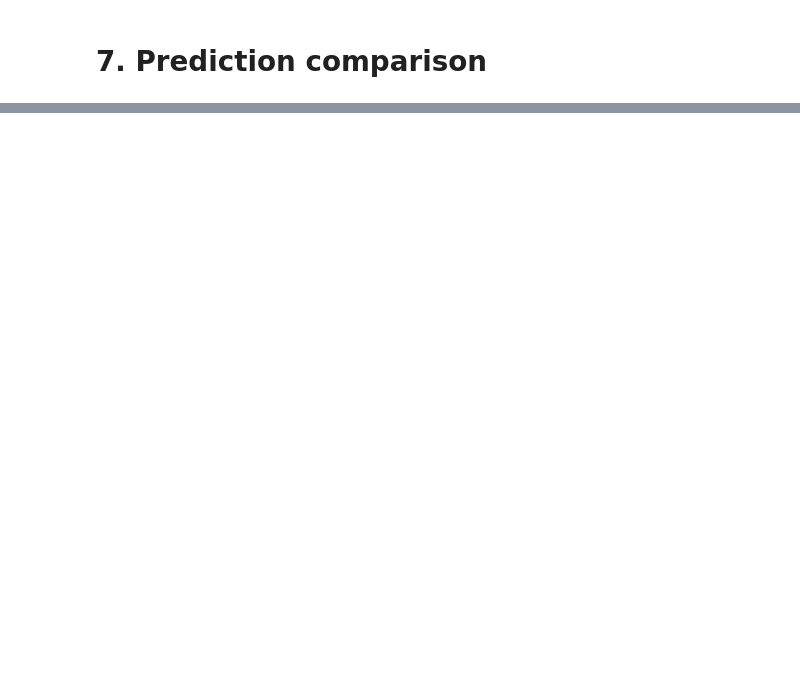
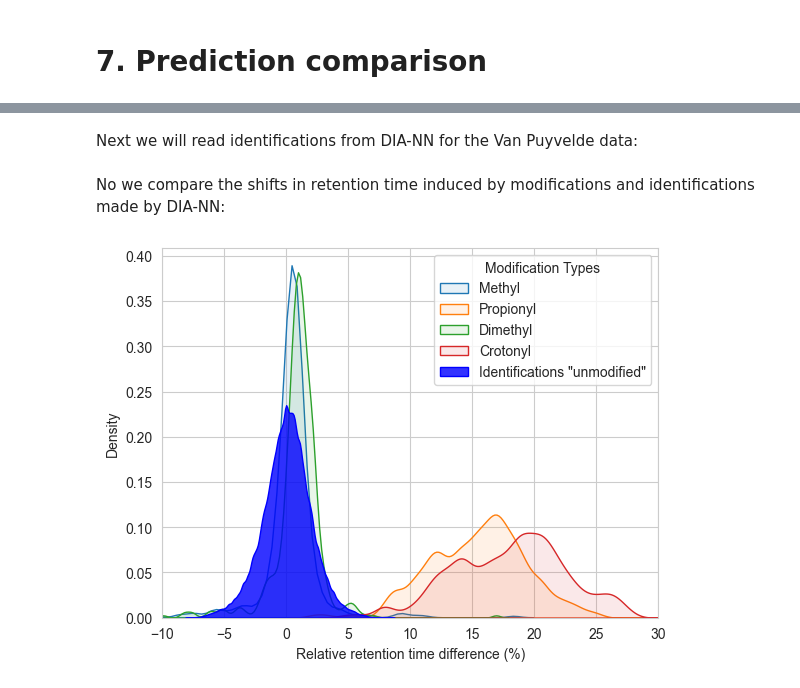
Before and after one commit to CompOmics/EUPA_2025_DIA, a Jupyter notebook: workshop/Workshop_EuPA2025.ipynb, the cells around one changed output, grey strips where cells are left out. Saved outputs shown, nothing was run; the diff lists cells and outputs as text; code cells hidden in the pictures; blank space fills up the shorter version.

```diff
--- a/workshop/Workshop_EuPA2025.ipynb
+++ b/workshop/Workshop_EuPA2025.ipynb
@@ -788,4 +869,7 @@ df_tr.fillna("",inplace=True)
 # %%
+df_tr = pd.read_csv("data/prosit_ptm_2020.csv")
+df_tr.fillna("",inplace=True)
+
 # Separate unmodified and modified peptides
 df_unmod = df_tr[df_tr["modifications"] == ""].rename(columns={"tr": "tr_unmod"})
 df_mod = df_tr[df_tr["modifications"] != ""]
@@ -839,9 +949,12 @@ plt.show()
+# %% [markdown]
+Next we will read identifications from DIA-NN for the Van Puyvelde data:
 # %%
-df = pd.read_csv("report.tsv",sep="\t")
+df = pd.read_csv("data/report.tsv",sep="\t")
 df_filtered = df[df["Q.Value"] < 0.01]
-df_tr = pd.read_csv("prosit_ptm_2020.csv")
 
 df_grad_length = abs(df["iRT"].max()-df["iRT"].min())
-df_grad_length_ptm = abs(df_tr["tr"].max()-df_tr["tr"].min())
+df_grad_length_ptm = abs(df_mods["tr"].max()-df_mods["tr"].min())
 
 diann_predictions = df_filtered["RT"] - df_filtered["Predicted.RT"]
+df_mods = df_mods.copy()
+df_mods["mod_types"] = df_mods["mod_types"].apply(lambda x: x[0] if isinstance(x, list) and x else None)
@@ -876,20 +961,21 @@ df_merged["mod_types"] = [mt[0] for mt in df_merged["mod_types"]]
+# %% [markdown]
+No we compare the shifts in retention time induced by modifications and identifications made by DIA-NN:
 # %%
-# Example: Using df_merged with columns "delta_tr" and "mod_types"
-values_col = (df_merged["delta_tr"]) / df_grad_length_ptm * 100
-df_merged["adjusted_delta_tr"] = values_col  # Create a new column for easier plotting
+df_mods["adjusted_delta_tr"] = (df_mods["delta_tr"]) / df_grad_length_ptm * 100
 
 selected_mods = ["Methyl", "Propionyl", "Dimethyl", "Crotonyl"]
 # Plot KDE for each mod_type group
 for mod_type in selected_mods:
-    subset = df_merged[df_merged["mod_types"] == mod_type]
+    subset = df_mods[df_mods["mod_types"] == mod_type]
     sns.kdeplot(subset["adjusted_delta_tr"], bw_adjust=0.5, fill=True, alpha=0.1, label=mod_type)
 
 sns.kdeplot(diann_predictions, bw_adjust=0.5, color='blue', fill=True, alpha=0.8,  label='Identifications "unmodified"')
 plt.xlim(-10,30)
 plt.legend()
 plt.xlabel('Relative retention time difference (%)')
 plt.ylabel('Density')
 
 plt.legend(title='Modification Types')
-plt.savefig("img/retention_time_prediction_real_exp.svg")
 plt.show()
+# %% [output]
+[figure, added]
```
Also changed, not shown: parts of 33 cells of this notebook.
